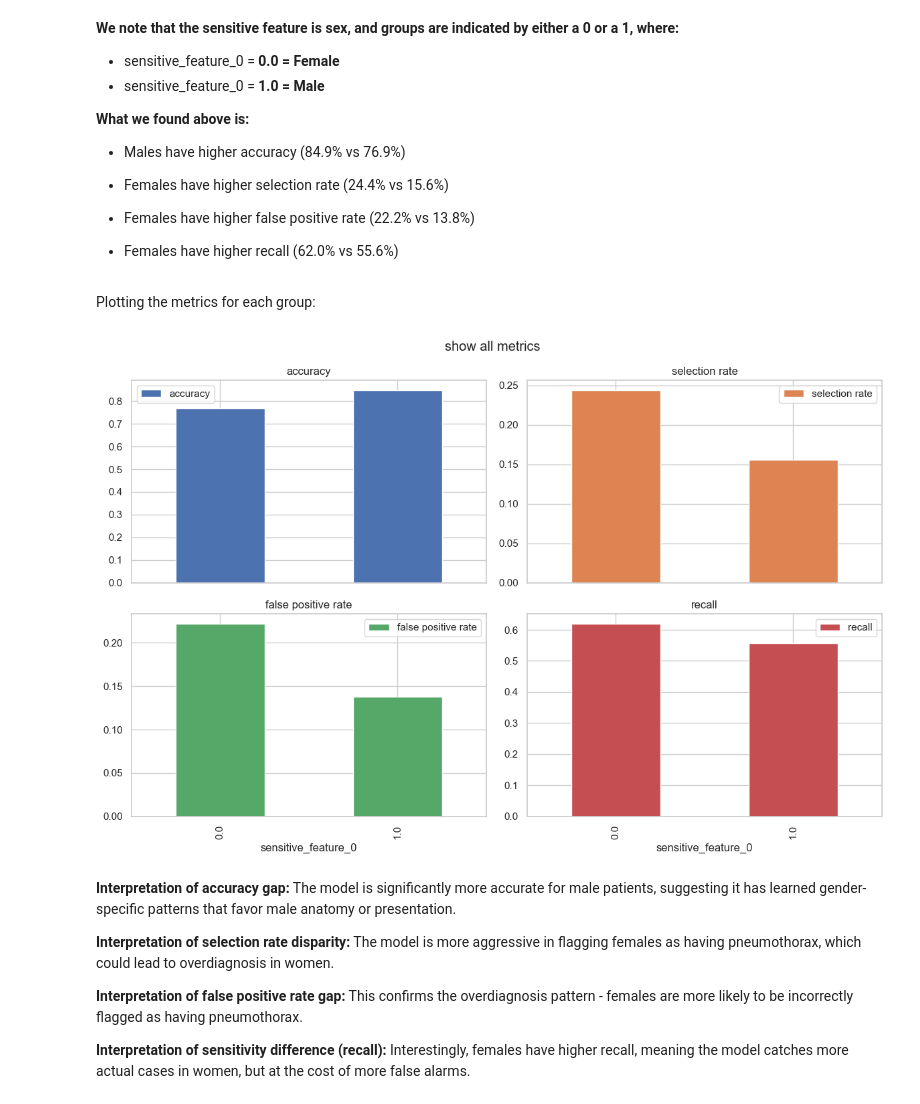
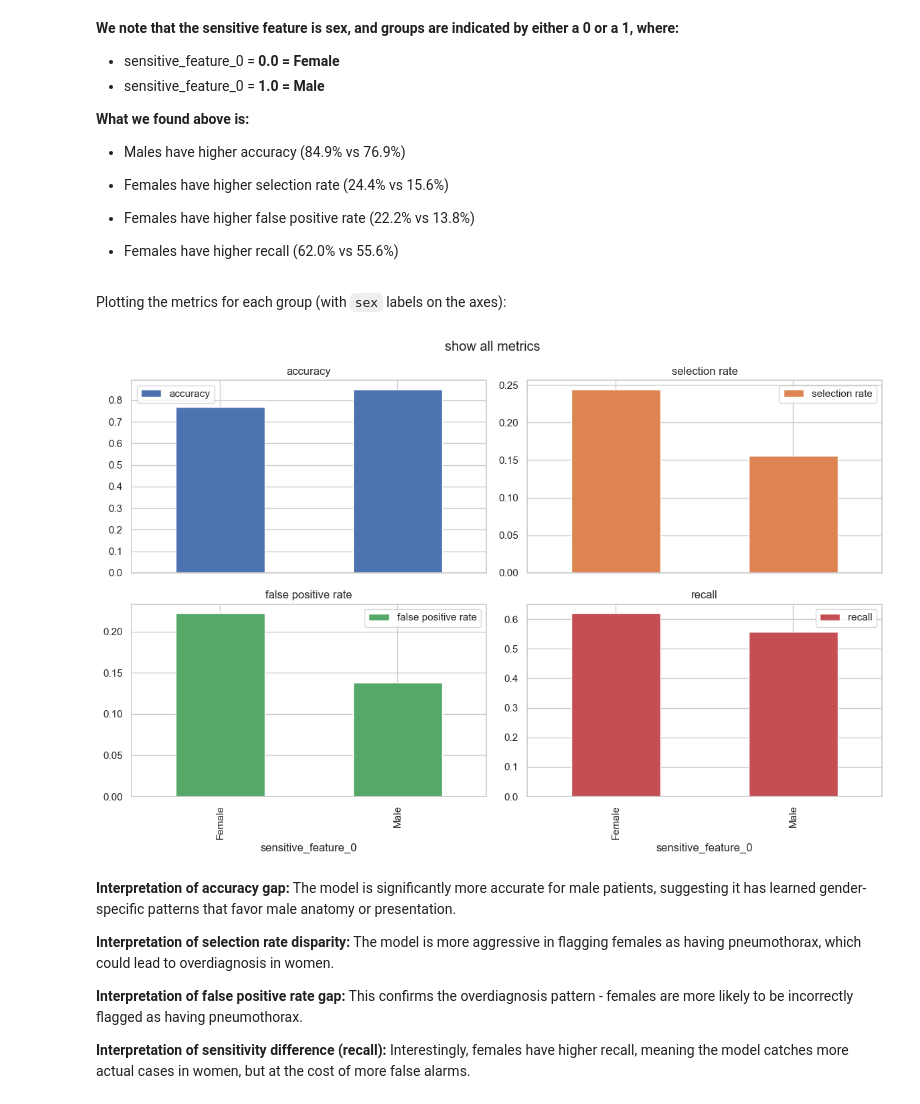
Before and after one commit to RABL1N/RAI_fairness_exercise, a Jupyter notebook: exercise.ipynb, the cells around one changed output. Saved outputs shown, nothing was run; the diff lists cells and outputs as text; code cells hidden in the pictures.

```diff
--- a/exercise.ipynb
+++ b/exercise.ipynb
@@ -385,22 +385,38 @@ sensitive_feature_0
 
 - Females have higher recall (62.0% vs 55.6%)
 # %% [markdown]
-Plotting the metrics for each group:
+Plotting the metrics for each group (with `sex` labels on the axes):
-# %%
-# Plot results
-
-mf.by_group.plot.bar(
-    subplots=True,
-    layout=[2, 2],
-    legend= True,
-    figsize=[12, 8],
-    title="show all metrics"
-)
-
-plt.tight_layout()
-plt.show()
-# %% [output]
-[figure, removed]
+# %%
+# Plot results
+
+fig, axes = mf.by_group.plot.bar(
+    subplots=True,
+    layout=[2, 2],
+    legend=True,
+    figsize=[12, 8],
+    title="show all metrics",
+)
+
+# Replace 0.0 and 1.0 with Female and Male in axis labels
+for ax in axes.flat:
+    if ax is not None:
+        # Get current x-axis labels
+        labels = ax.get_xticklabels()
+        new_labels = []
+        for label in labels:
+            text = label.get_text()
+            if text == '0.0':
+                new_labels.append('Female')
+            elif text == '1.0':
+                new_labels.append('Male')
+            else:
+                new_labels.append(text)
+        ax.set_xticklabels(new_labels)
+
+plt.tight_layout()
+plt.show()
+# %% [output]
+[figure, added]
 # %% [markdown]
 **Interpretation of accuracy gap:** The model is significantly more accurate for male patients, suggesting it has learned gender-specific patterns that favor male anatomy or presentation.
 
```
Also changed, not shown: parts of 17 cells of this notebook.
